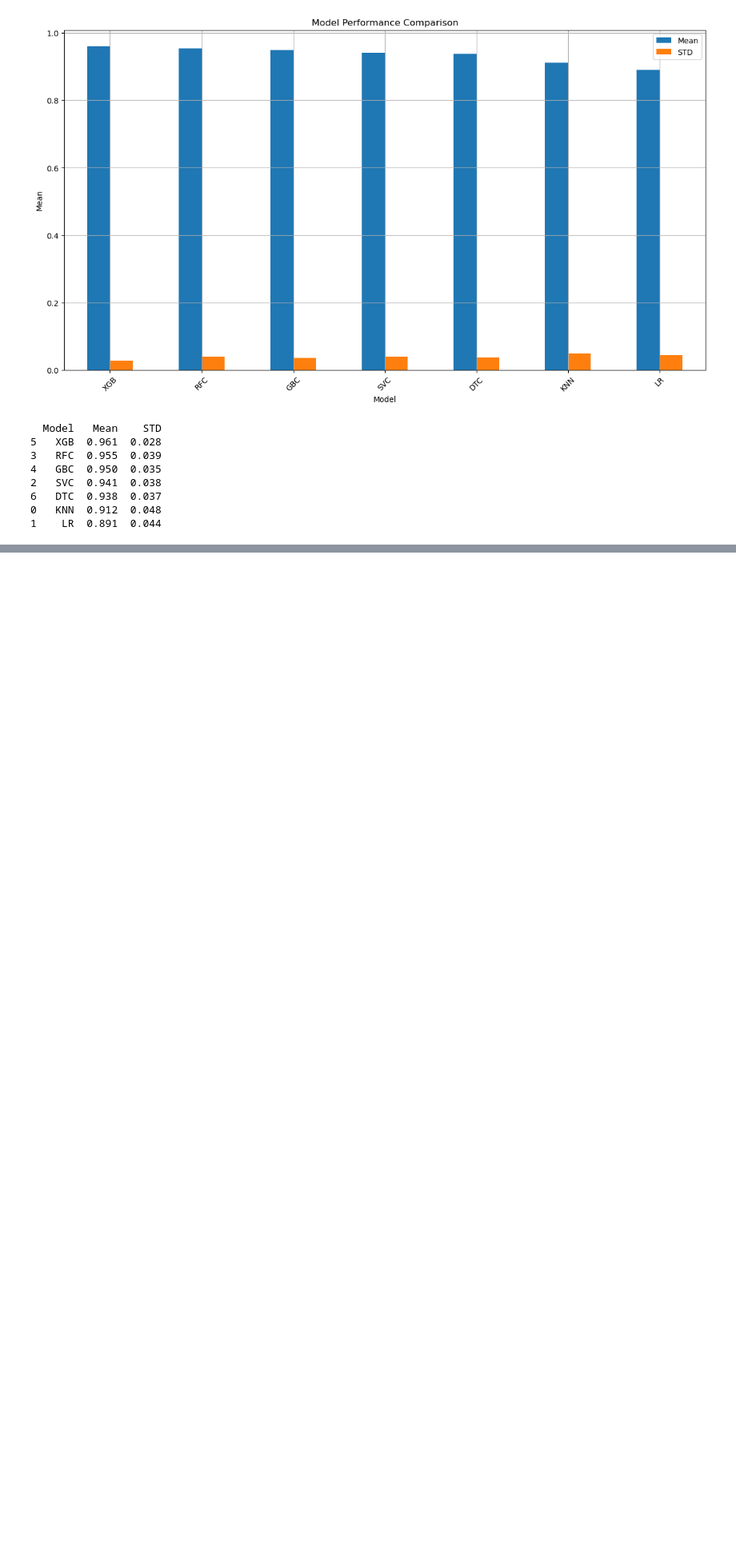
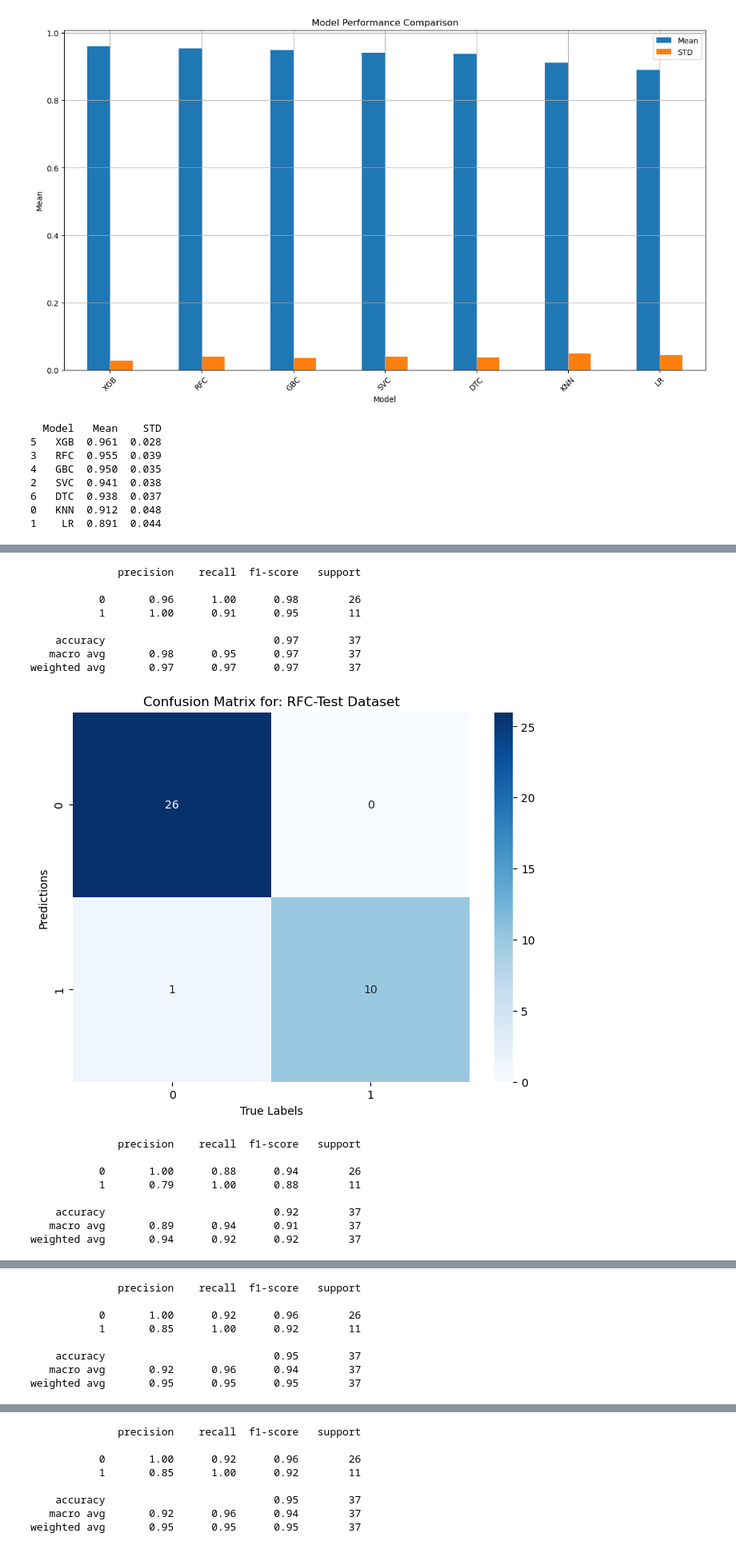
Before and after one commit to MaukanMir/Thyroid-Cancer-Classification, a Jupyter notebook: training.ipynb, the cells around one changed output, grey strips where cells are left out. Shown at 80% size. Drawn from its saved outputs; the diff is of its cells as text; code cells hidden in the pictures; blank space fills up the shorter version.

Commit message:
added new models

```diff
--- a/training.ipynb
+++ b/training.ipynb
@@ -357,0 +364,23 @@ test_selected_models(preprocessor, models, model_names, X, y)
+# %%
+model_names = ["RFC", "GBC", "XGB", "DTC"]
+models = grab_selected_models(model_names)
+
+test_predictions(preprocessor, model_names, models, X, y)
+# %% [output]
+              precision    recall  f1-score   support
+
+           0       0.96      1.00      0.98        26
+           1       1.00      0.91      0.95        11
+
+    accuracy                           0.97        37
+   macro avg       0.98      0.95      0.97        37
+weighted avg       0.97      0.97      0.97        37
+[figure, added]
+              precision    recall  f1-score   support
+
+           0       1.00      0.88      0.94        26
+           1       0.79      1.00      0.88        11
+
+    accuracy                           0.92        37
+   macro avg       0.89      0.94      0.91        37
+weighted avg       0.94      0.92      0.92        37
@@ -357,0 +388,8 @@ test_selected_models(preprocessor, models, model_names, X, y)
+              precision    recall  f1-score   support
+
+           0       1.00      0.92      0.96        26
+           1       0.85      1.00      0.92        11
+
+    accuracy                           0.95        37
+   macro avg       0.92      0.96      0.94        37
+weighted avg       0.95      0.95      0.95        37
@@ -357,0 +397,8 @@ test_selected_models(preprocessor, models, model_names, X, y)
+              precision    recall  f1-score   support
+
+           0       1.00      0.92      0.96        26
+           1       0.85      1.00      0.92        11
+
+    accuracy                           0.95        37
+   macro avg       0.92      0.96      0.94        37
+weighted avg       0.95      0.95      0.95        37
```
Also changed, not shown: parts of 4 cells of this notebook.
